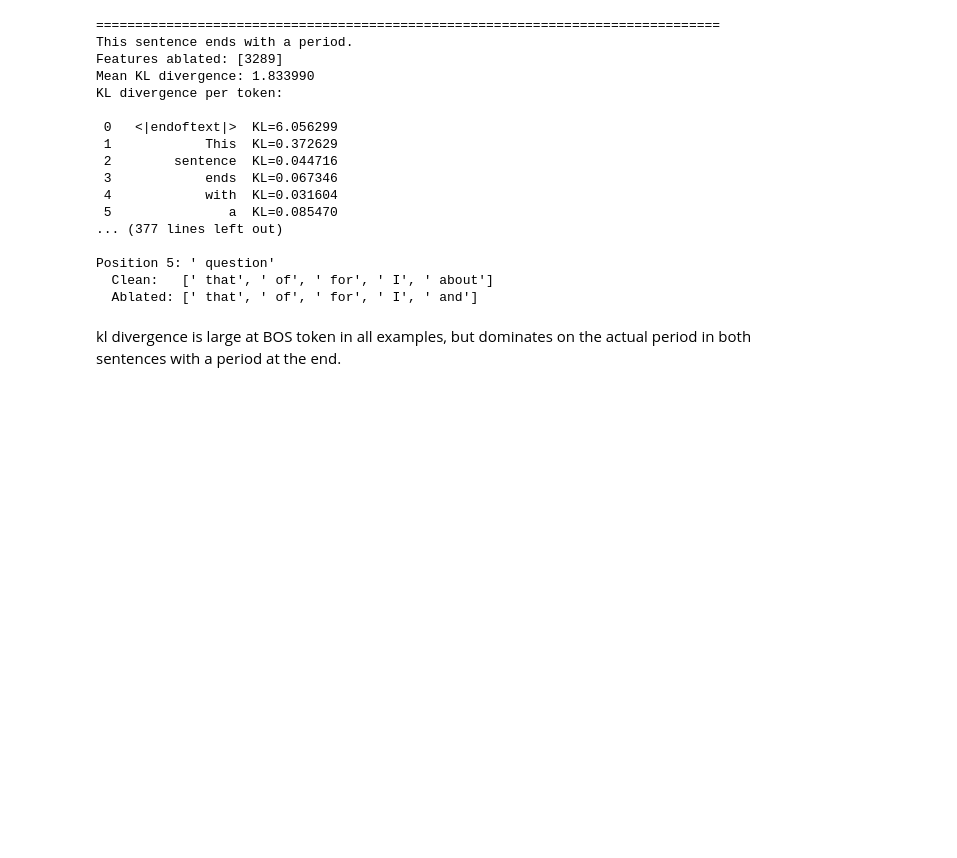
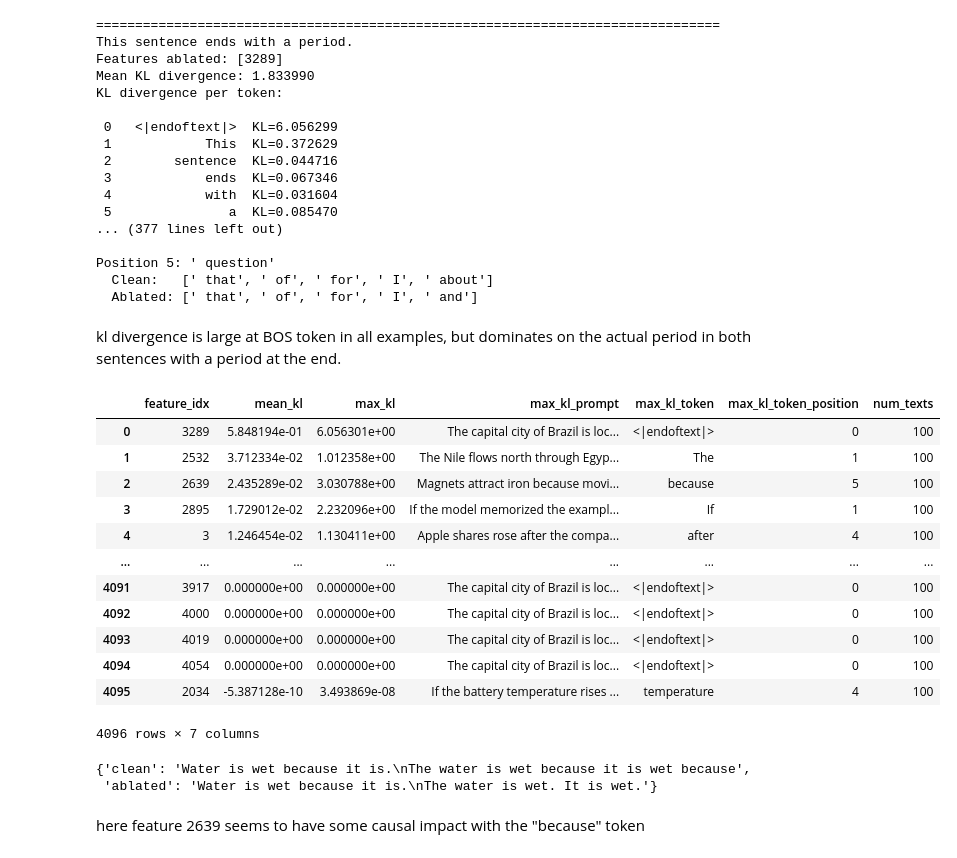
Before and after one commit to sdswitz/mech-int, a Jupyter notebook: notebooks/ablation-8x.ipynb, the cells around one changed output. Cells and saved outputs as stored; diff of their text form; code cells hidden in the pictures; blank space fills up the shorter version.

```diff
--- a/notebooks/ablation-8x.ipynb
+++ b/notebooks/ablation-8x.ipynb
@@ -358,0 +361,27 @@ kl divergence is large at BOS token in all examples, but dominates on the actual
+# %%
+results_8x = pd.read_csv("runs/ablation/semantic_mixed_no_periods-8x.csv")
+# %%
+results_8x
+# %% [output]
+|  | feature_idx | mean_kl | max_kl | max_kl_prompt | max_kl_token | max_kl_token_position | num_texts |
+| 0 | 3289 | 5.848194e-01 | 6.056301e+00 | The capital city of Brazil is loc... | <|endoftext|> | 0 | 100 |
+| 1 | 2532 | 3.712334e-02 | 1.012358e+00 | The Nile flows north through Egyp... | The | 1 | 100 |
+| 2 | 2639 | 2.435289e-02 | 3.030788e+00 | Magnets attract iron because movi... | because | 5 | 100 |
+| 3 | 2895 | 1.729012e-02 | 2.232096e+00 | If the model memorized the exampl... | If | 1 | 100 |
+| 4 | 3 | 1.246454e-02 | 1.130411e+00 | Apple shares rose after the compa... | after | 4 | 100 |
+| ... | ... | ... | ... | ... | ... | ... | ... |
+| 4091 | 3917 | 0.000000e+00 | 0.000000e+00 | The capital city of Brazil is loc... | <|endoftext|> | 0 | 100 |
+| 4092 | 4000 | 0.000000e+00 | 0.000000e+00 | The capital city of Brazil is loc... | <|endoftext|> | 0 | 100 |
+| 4093 | 4019 | 0.000000e+00 | 0.000000e+00 | The capital city of Brazil is loc... | <|endoftext|> | 0 | 100 |
+| 4094 | 4054 | 0.000000e+00 | 0.000000e+00 | The capital city of Brazil is loc... | <|endoftext|> | 0 | 100 |
+| 4095 | 2034 | -5.387128e-10 | 3.493869e-08 | If the battery temperature rises ... | temperature | 4 | 100 |
+4096 rows × 7 columns
+# %%
+text2 = "Water is wet because it is."
+
+generate_with_ablation(text2, 2639, max_new_tokens=10)
+# %% [output]
+{'clean': 'Water is wet because it is.\nThe water is wet because it is wet because',
+ 'ablated': 'Water is wet because it is.\nThe water is wet. It is wet.'}
+# %% [markdown]
+here feature 2639 seems to have some causal impact with the "because" token
```
Also changed, not shown: parts of 1 cell of this notebook, 4 other files.
